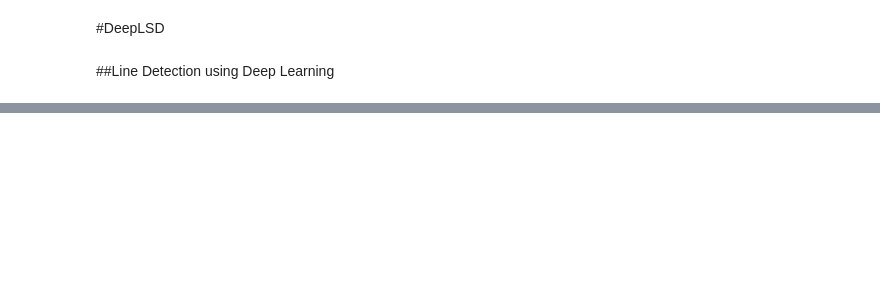
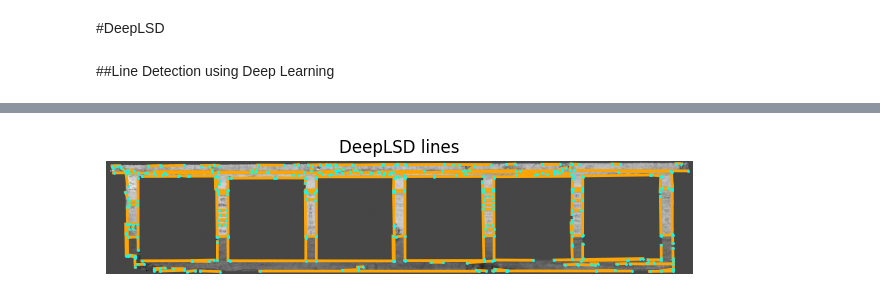
Before and after one commit to Ronin1289/Generating-Building-Drawings-Using-Image-Processing, a Jupyter notebook: EXPERIMENT_5.ipynb, the cells around one changed output, grey strips where cells are left out. Drawn from its saved outputs; the diff is of its cells as text; code cells hidden in the pictures; blank space fills up the shorter version.

Commit message:
DEEP LSD

```diff
--- a/EXPERIMENT_5.ipynb
+++ b/EXPERIMENT_5.ipynb
@@ -91,0 +97,47 @@ NameError: name 'detect_lines' is not defined
+# %%
+
+# Model config
+device = torch.device('cuda' if torch.cuda.is_available() else 'cpu')
+conf = {
+    'detect_lines': True,  # Whether to detect lines or only DF/AF
+    'line_detection_params': {
+        'merge': False,  # Whether to merge close-by lines
+        'filtering': True,  # Whether to filter out lines based on the DF/AF. Use 'strict' to get an even stricter filtering
+        'grad_thresh': 3,
+        'grad_nfa': True,  # If True, use the image gradient and the NFA score of LSD to further threshold lines. We recommand using it for easy images, but to turn it off for challenging images (e.g. night, foggy, blurry images)
+    }
+}
+
+# Load the model
+ckpt = '/content/sample_data/deeplsd_md.tar'
+ckpt = torch.load(str(ckpt), map_location='cpu')
+net = DeepLSD(conf)
+net.load_state_dict(ckpt['model'])
+net = net.to(device).eval()
+# %%
+# Detect (and optionally refine) the lines
+inputs = {'image': torch.tensor(gray_img, dtype=torch.float, device=device)[None, None] / 255.}
+with torch.no_grad():
+    out = net(inputs)
+    pred_lines = out['lines'][0]
+
+# Plot the predictions
+plot_images([img], ['DeepLSD lines'], cmaps='gray')
+plot_lines([pred_lines], indices=range(1))
+# %%
+import cv2
+img=cv2.imread('/content/sample_data/gsck1.png',cv2.IMREAD_GRAYSCALE)
+# %%
+gray_img=img.copy()
+# %%
+# Detect (and optionally refine) the lines
+inputs = {'image': torch.tensor(gray_img, dtype=torch.float, device=device)[None, None] / 255.}
+with torch.no_grad():
+    out = net(inputs)
+    pred_lines = out['lines'][0]
+
+# Plot the predictions
+plot_images([img], ['DeepLSD lines'], cmaps='gray')
+plot_lines([pred_lines], indices=range(1))
+# %% [output]
+[figure, added]
```
Also changed, not shown: parts of 17 cells of this notebook.
